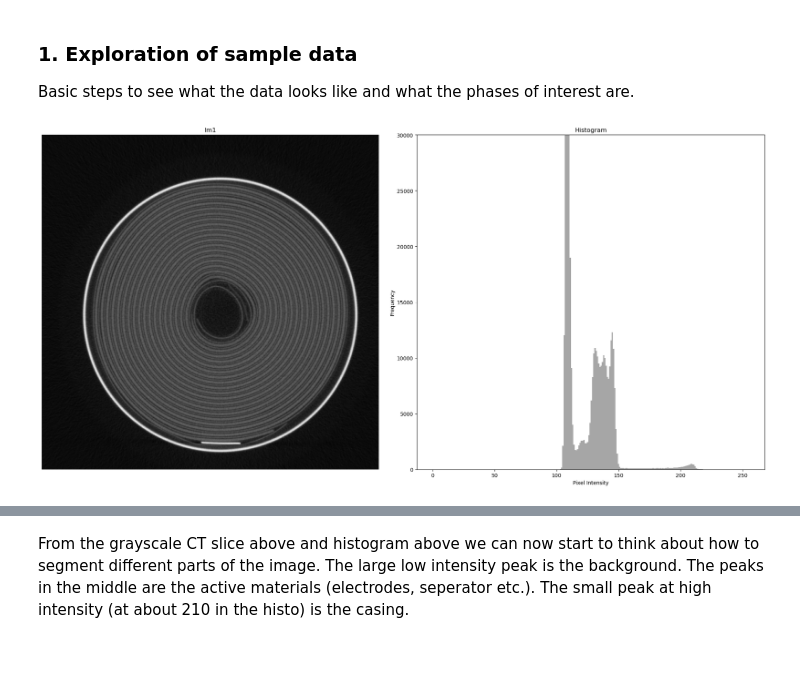
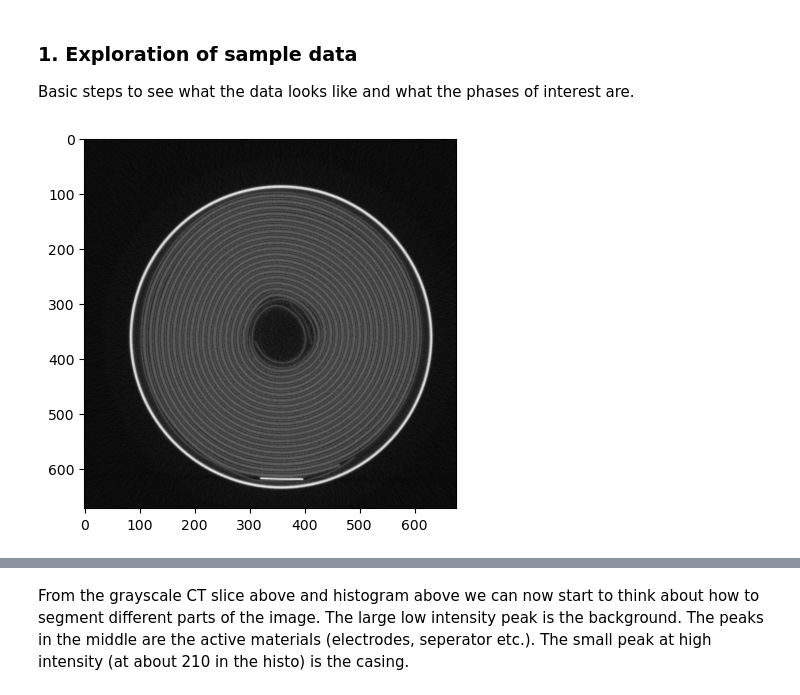
Before and after one commit to MaPhewJ/EIL_image_processing, a Jupyter notebook: mpj_lazy_unwrap.ipynb, the cells around one changed output, grey strips where cells are left out. Cells and saved outputs as stored; diff of their text form; code cells hidden in the pictures; blank space fills up the shorter version.

```diff
--- a/mpj_lazy_unwrap.ipynb
+++ b/mpj_lazy_unwrap.ipynb
@@ -43,33 +44,15 @@ import math
 ### 1. Exploration of sample data
 Basic steps to see what the data looks like and what the phases of interest are.
 # %%
-#READ IN THE DATA
-ims_path = r'D:/Jude/images' #This is the path to our data
+#read data
+ims_path = r'J:/cell_unroll_4jude/images'
 ims_paths_list = []
-for l in os.listdir(ims_path): #creating a list containing paths to each slice
+for l in os.listdir(ims_path):
     ims_paths_list.append(os.path.join(ims_path,l))
-    #these steps are only usefull if you wanted to apply unrolling to multple slices, slice-by-slice.
-im1 = io.v2.imread(ims_paths_list[0]) #read an image in list. This image will be unrolled in this example notebook.
-im1 = skimage.img_as_ubyte(im1) #convert to 8bit
+im1 = io.imread(ims_paths_list[0])
+im1 = skimage.img_as_ubyte(im1)
 
-#BASIC IMAGE EXPLORATION
-# Let's create a figure of a slice and its histogram
-# Create a figure with two subplots: one for the image and one for the histogram
-fig, (ax1, ax2) = plt.subplots(1, 2, figsize=(20, 10))
-# Plot the image
-ax1.imshow(im1, cmap='gray')
-ax1.set_title('Im1')
-ax1.axis('off')
-# Flatten the image to a 1D array for the histogram
-pixels = im1.flatten()
-# Plot the histogram
-ax2.hist(pixels, bins=256, range=(0, 255), color='gray', alpha=0.7)
-ax2.set_ylim(0,30000)
-ax2.set_title('Histogram')
-ax2.set_xlabel('Pixel Intensity')
-ax2.set_ylabel('Frequency')
-# Display the plot
-plt.tight_layout()
+plt.imshow(im1.astype(np.uint8), cmap='gray')
 plt.show()
 # %% [output]
-[figure, old version]
+[figure, new version]
```
Also changed, not shown: parts of 33 cells of this notebook.
